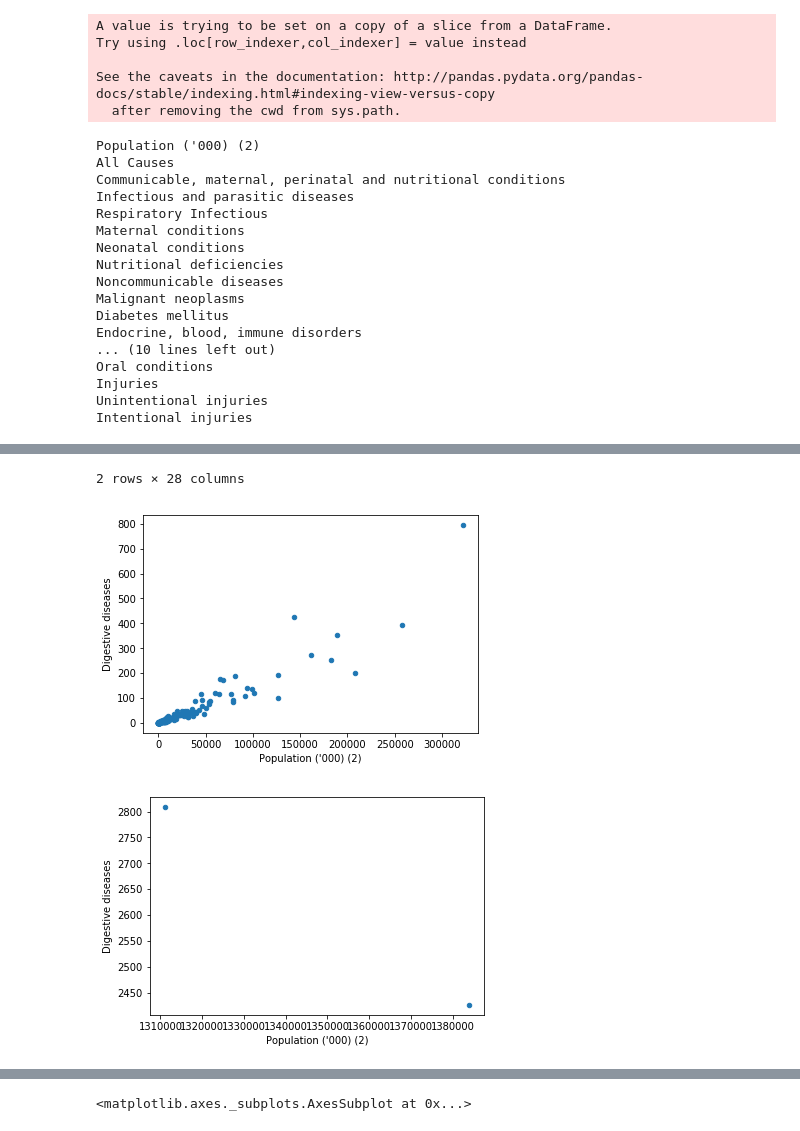
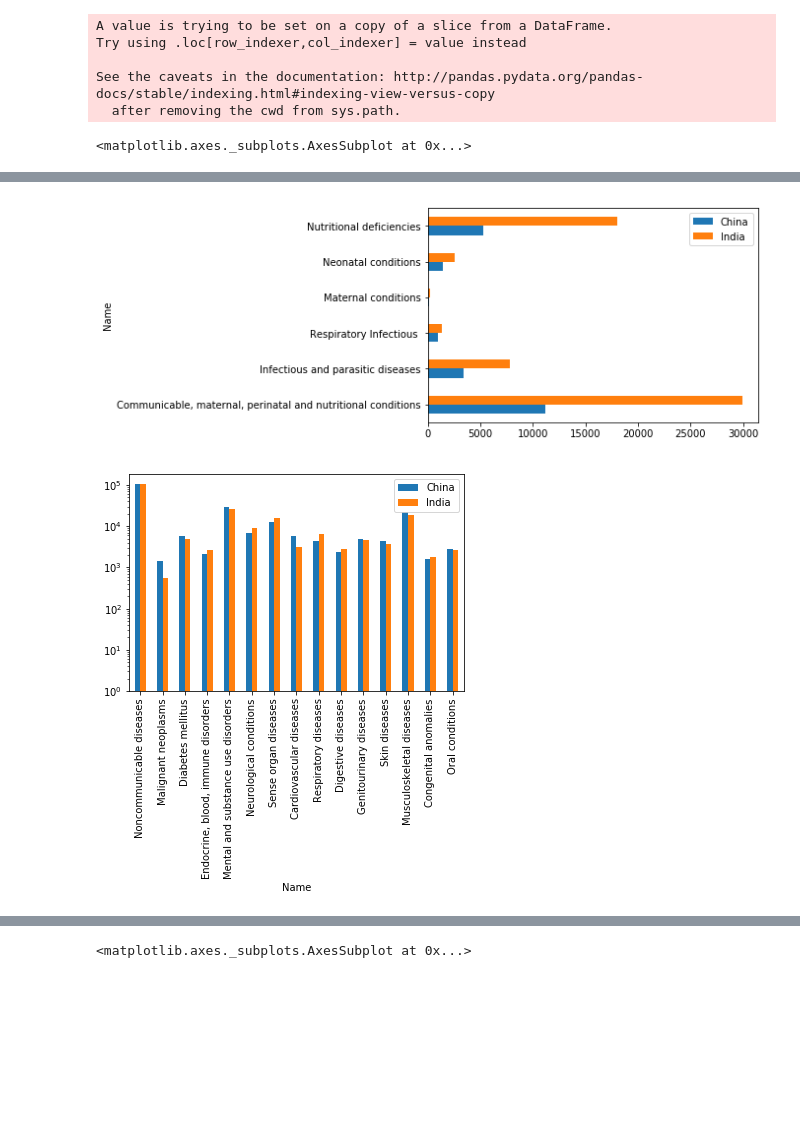
Before and after one commit to Derrior/data-journalism, a Jupyter notebook: data-crawling/who-data.ipynb, the cells around one changed output, grey strips where cells are left out. Saved outputs shown, nothing was run; the diff lists cells and outputs as text; code cells hidden in the pictures; blank space fills up the shorter version.

Commit message:
some questions solved, some graphics plotted

```diff
--- a/data-crawling/who-data.ipynb
+++ b/data-crawling/who-data.ipynb
@@ -102,31 +61,21 @@ See the caveats in the documentation: http://pandas.pydata.org/pandas-docs/stabl
 for i in basic.columns:
     try:
         basic[i] = pandas.to_numeric(basic[i])
-        print(i)
+        basic[i + " r"] = basic[i] / basic["Population (\'000) (2)"] * 1000
     except:
-        pass
-#basic[4] = pandas.to_numeric(basic[4])
+        del basic[i]
+
+
+
 
 filtered_small = basic[basic.iloc[:, 1] < 100000]
-filtered_small.plot.scatter(x="Population ('000) (2)", y="Digestive diseases")
-filtered_large = basic[basic.iloc[:, 1] > 100000]
-filtered_large.plot.scatter(x="Population ('000) (2)", y="Digestive diseases")
-filtered_large
+#filtered_small.plot.scatter(x="Population ('000) (2)", y="Digestive diseases")
+filtered_large = basic[basic.iloc[:, 1] > 100000].transpose()
+
+filtered_large_comm = filtered_large.iloc[2:8] # all communicable diseases
+filtered_large_comm.plot.barh(by = ["China", "India"])
+
+filtered_large_ncomm = filtered_large.loc["Noncommunicable diseases":"Oral conditions"]
+filtered_large_ncomm.plot.bar(by = ["China", "India"], log=True)
 # %% [output]
-Population ('000) (2)
-All Causes
-Communicable, maternal, perinatal and nutritional conditions
-Infectious and parasitic diseases
-Respiratory Infectious
-Maternal conditions
-Neonatal conditions
-Nutritional deficiencies
-Noncommunicable diseases
-Malignant neoplasms
-Diabetes mellitus
-Endocrine, blood, immune disorders
-... (10 lines left out)
-Oral conditions
-Injuries
-Unintentional injuries
-Intentional injuries
+<matplotlib.axes._subplots.AxesSubplot at 0x...>
@@ -136,3 +82,2 @@ Intentional injuries
-2 rows × 28 columns
-[figure, old version]
+[figure, new version]
-[figure, old version]
+[figure, new version]
```
Also changed, not shown: parts of 19 cells of this notebook.
